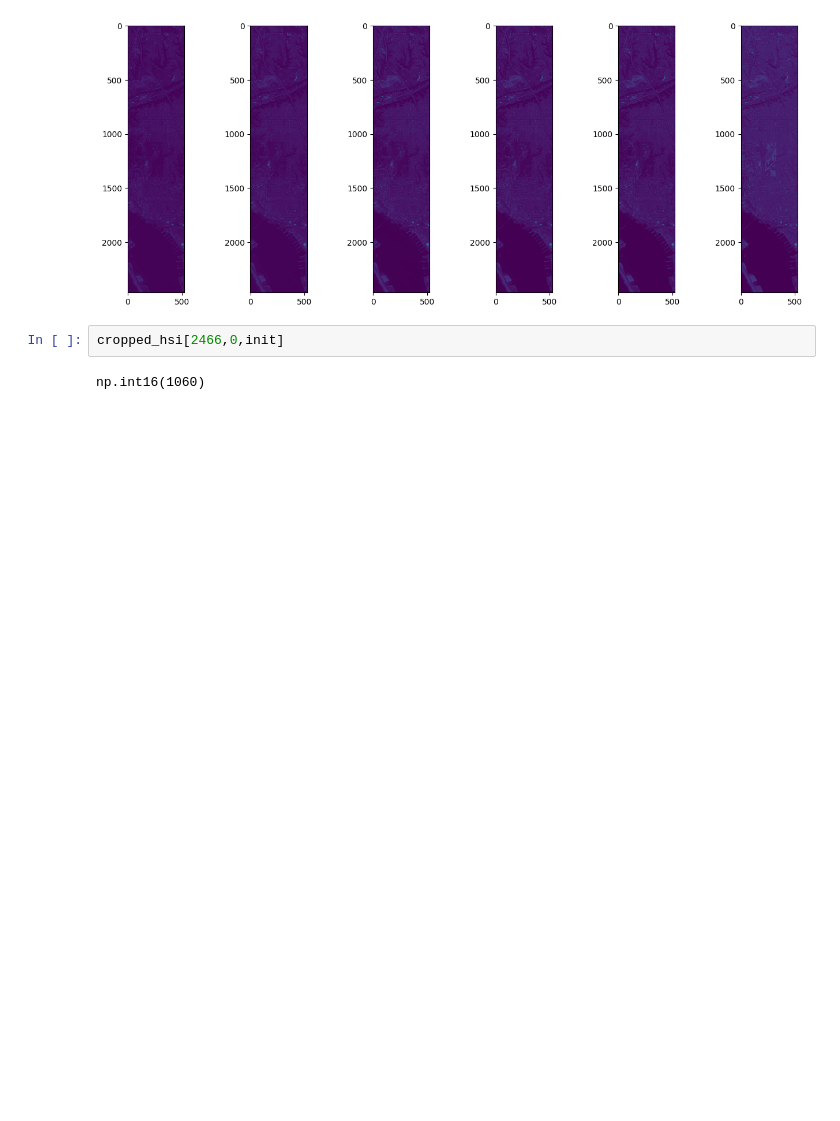
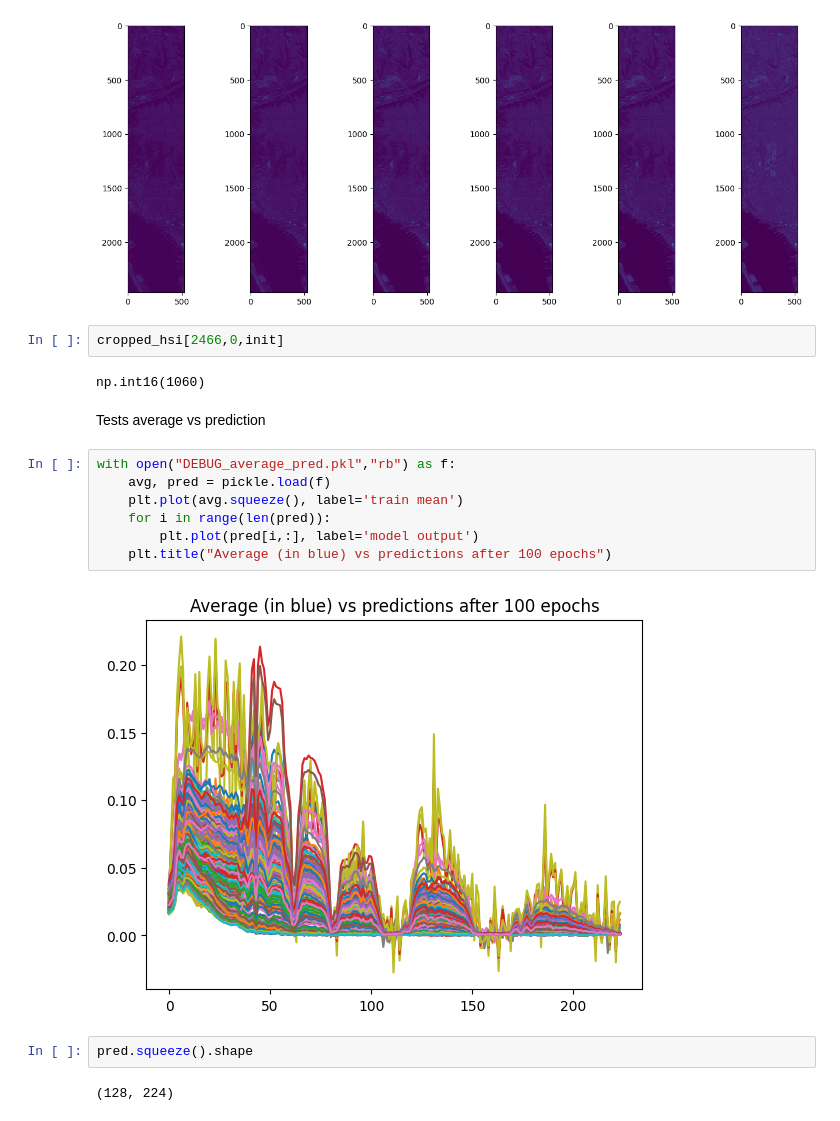
Before and after one commit to jtreguer/two-branch-CNN, a Jupyter notebook: 2BCNN_testing.ipynb, the cells around one changed output. Cells and saved outputs as stored; diff of their text form; blank space fills up the shorter version.

```diff
--- a/2BCNN_testing.ipynb
+++ b/2BCNN_testing.ipynb
@@ -585,3 +606,18 @@ for i in range(1,7):
 cropped_hsi[2466,0,init]
 # %% [output]
 np.int16(1060)
+# %% [markdown]
+Tests average vs prediction
+# %%
+with open("DEBUG_average_pred.pkl","rb") as f:
+    avg, pred = pickle.load(f)
+    plt.plot(avg.squeeze(), label='train mean')
+    for i in range(len(pred)):
+        plt.plot(pred[i,:], label='model output')
+    plt.title("Average (in blue) vs predictions after 100 epochs")
+# %% [output]
+[figure, added]
+# %%
+pred.squeeze().shape
+# %% [output]
+(128, 224)
```
Also changed, not shown: parts of 22 cells of this notebook, 1 other file.
